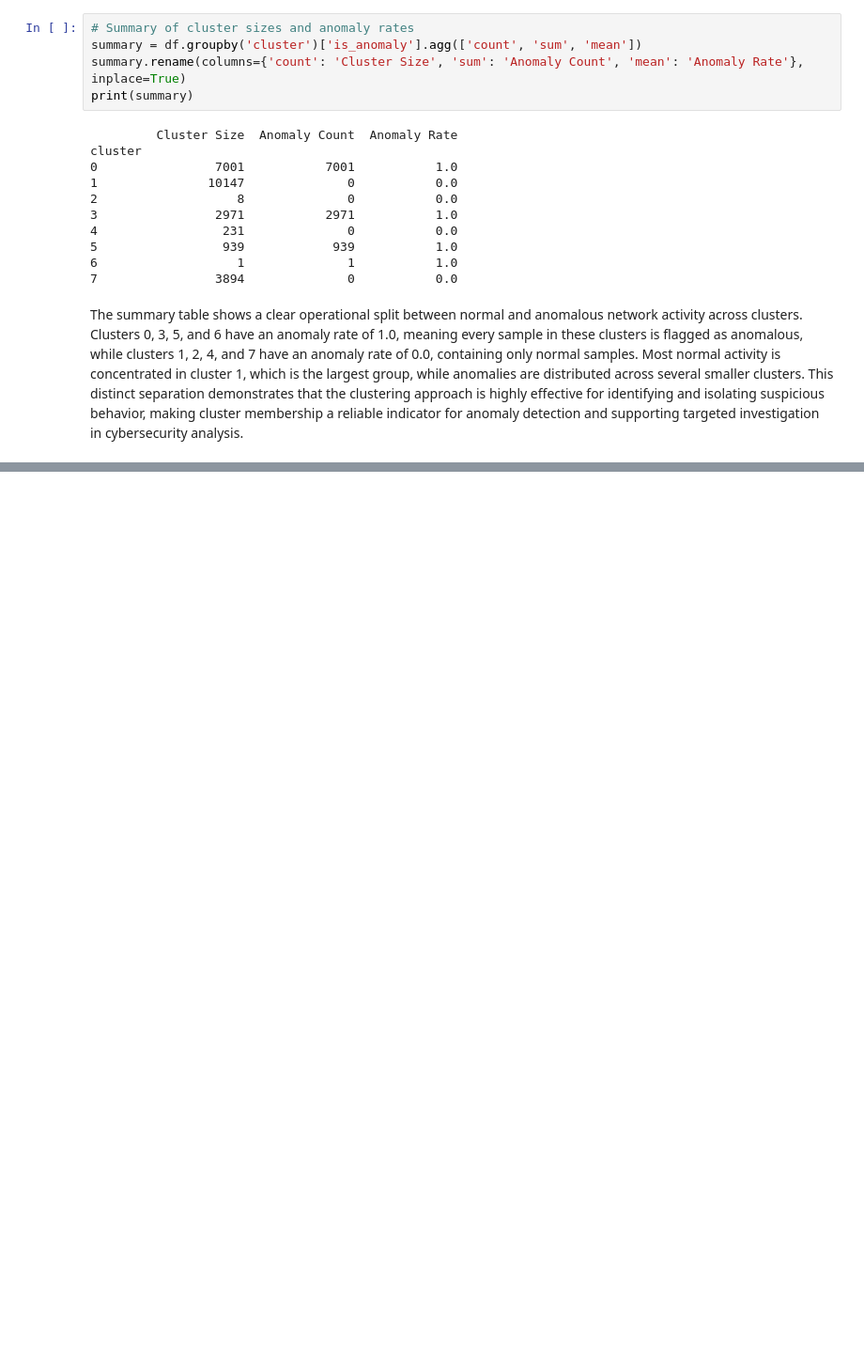
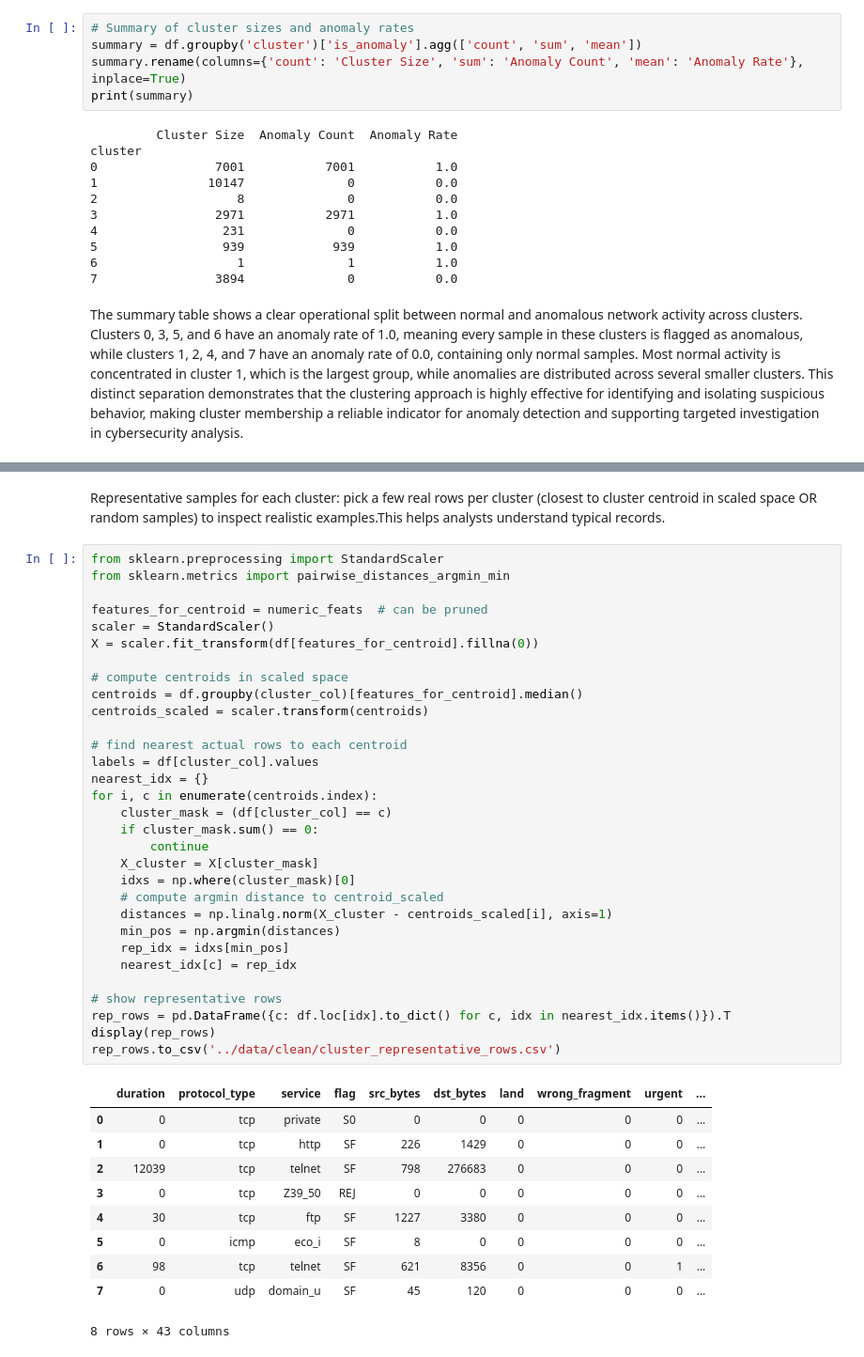
Before and after one commit to tanzilachand/Cybersecurity-Threat-Analysis, a Jupyter notebook: jupyter_notebooks/model.ipynb, the cells around one changed output, grey strips where cells are left out. Shown at 94% size. Cells and saved outputs as stored; diff of their text form; blank space fills up the shorter version.

```diff
--- a/jupyter_notebooks/model.ipynb
+++ b/jupyter_notebooks/model.ipynb
@@ -529,0 +750,44 @@ The summary table shows a clear operational split between normal and anomalous n
+# %% [markdown]
+Representative samples for each cluster: pick a few real rows per cluster (closest to cluster centroid in scaled space OR random samples) to inspect realistic examples.This helps analysts understand typical records.
+# %%
+from sklearn.preprocessing import StandardScaler
+from sklearn.metrics import pairwise_distances_argmin_min
+
+features_for_centroid = numeric_feats  # can be pruned
+scaler = StandardScaler()
+X = scaler.fit_transform(df[features_for_centroid].fillna(0))
+
+# compute centroids in scaled space
+centroids = df.groupby(cluster_col)[features_for_centroid].median()
+centroids_scaled = scaler.transform(centroids)
+
+# find nearest actual rows to each centroid
+labels = df[cluster_col].values
+nearest_idx = {}
+for i, c in enumerate(centroids.index):
+    cluster_mask = (df[cluster_col] == c)
+    if cluster_mask.sum() == 0:
+        continue
+    X_cluster = X[cluster_mask]
+    idxs = np.where(cluster_mask)[0]
+    # compute argmin distance to centroid_scaled
+    distances = np.linalg.norm(X_cluster - centroids_scaled[i], axis=1)
+    min_pos = np.argmin(distances)
+    rep_idx = idxs[min_pos]
+    nearest_idx[c] = rep_idx
+
+# show representative rows
+rep_rows = pd.DataFrame({c: df.loc[idx].to_dict() for c, idx in nearest_idx.items()}).T
+display(rep_rows)
+rep_rows.to_csv('../data/clean/cluster_representative_rows.csv')
+# %% [output]
+|  | duration | protocol_type | service | flag | src_bytes | dst_bytes | land | wrong_fragment | urgent | ... |
+| 0 | 0 | tcp | private | S0 | 0 | 0 | 0 | 0 | 0 | ... |
+| 1 | 0 | tcp | http | SF | 226 | 1429 | 0 | 0 | 0 | ... |
+| 2 | 12039 | tcp | telnet | SF | 798 | 276683 | 0 | 0 | 0 | ... |
+| 3 | 0 | tcp | Z39_50 | REJ | 0 | 0 | 0 | 0 | 0 | ... |
+| 4 | 30 | tcp | ftp | SF | 1227 | 3380 | 0 | 0 | 0 | ... |
+| 5 | 0 | icmp | eco_i | SF | 8 | 0 | 0 | 0 | 0 | ... |
+| 6 | 98 | tcp | telnet | SF | 621 | 8356 | 0 | 0 | 1 | ... |
+| 7 | 0 | udp | domain_u | SF | 45 | 120 | 0 | 0 | 0 | ... |
+8 rows × 43 columns
```
Also changed, not shown: parts of 14 cells of this notebook, 12 other files.
